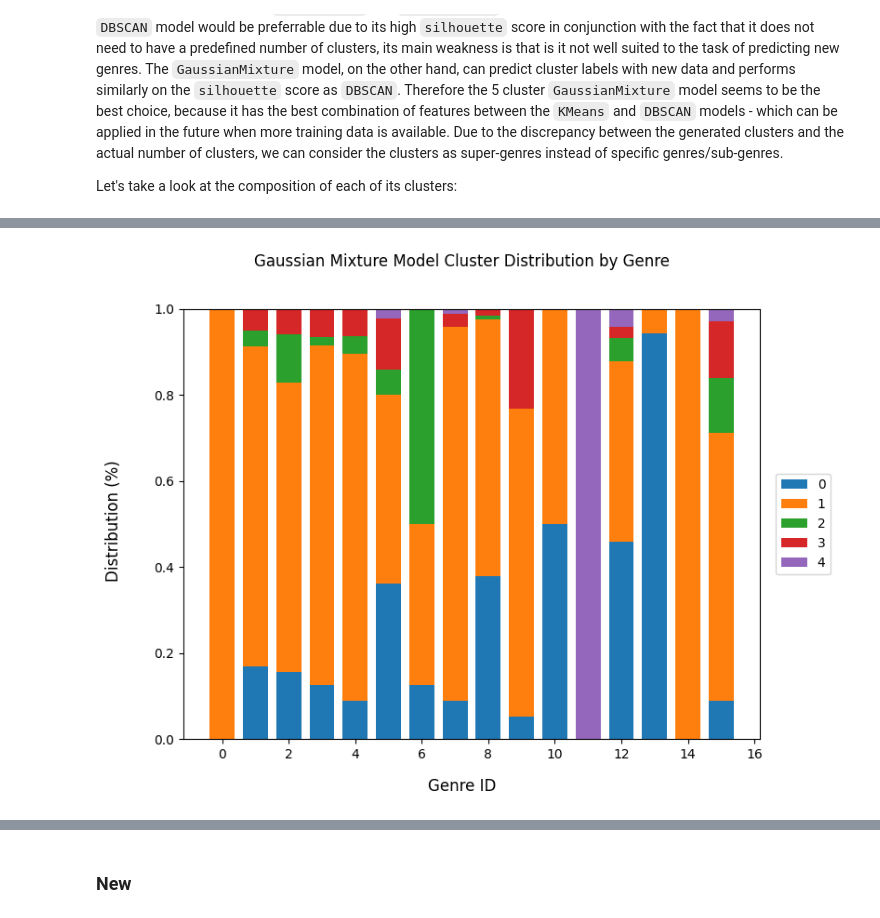
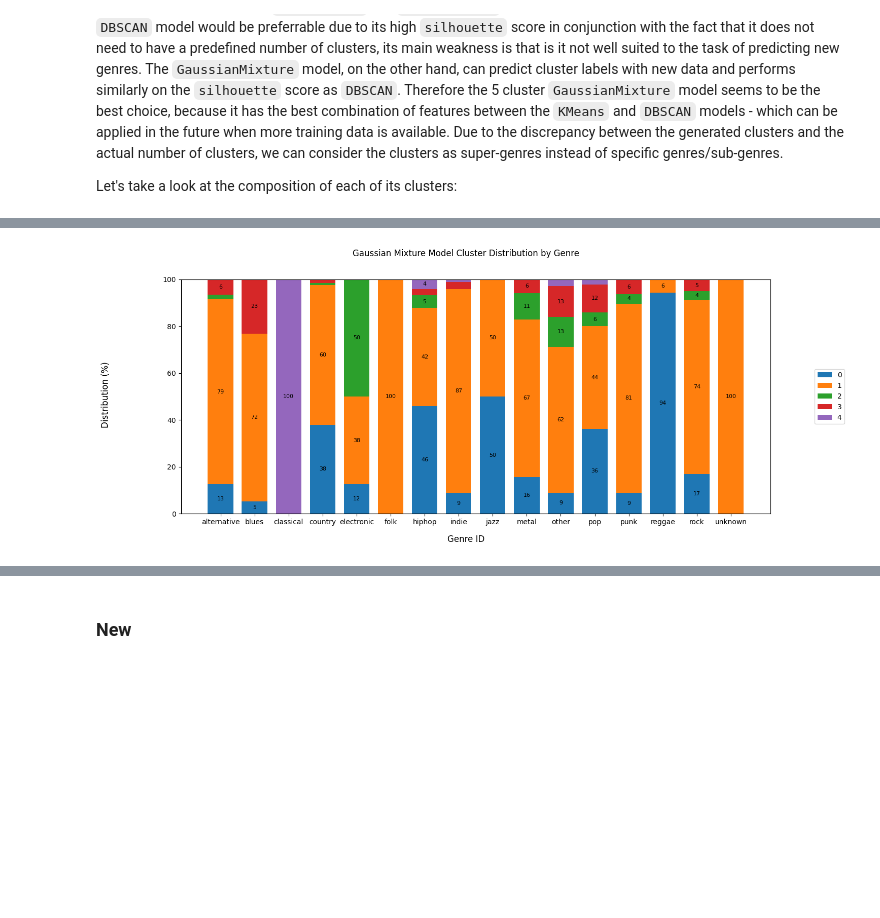
Before and after one commit to MattGroho/tab-hero, a Jupyter notebook: notebooks/unsupervised_pipeline_investigation.ipynb, the cells around one changed output, grey strips where cells are left out. Cells and saved outputs as stored; diff of their text form; code cells hidden in the pictures; blank space fills up the shorter version.

Commit message:
Created a stacked bar chart for the cluster distribution within each genre, but I am having trouble creating a stacked bar chart for the genre proportion within each cluster.

```diff
--- a/notebooks/unsupervised_pipeline_investigation.ipynb
+++ b/notebooks/unsupervised_pipeline_investigation.ipynb
@@ -1627,17 +1627,7 @@ This distribution can provide some insight into why the best models for the `sil
 
 Let's take a look at the composition of each of its clusters:
 # %%
-# # The best model had the following characteristics:
-# # model = 'gmm'
-# # covariance_type = 'full'
-# # mixture components = 5
-# # principal components = 3
-# best_model = 'gmm_covariancetype=full_mixturecomponents=5_ncomponents=3'
+# Genre distributions will be more meaningful with actual labels
+from tab_hero.dataio.tab_format import GENRE_MAP
 
-# best_model_genre_breakdown = song_genre.loc[:, ['genre_id', best_model]].groupby(best_model).agg(list).reset_index(names='cluster_id')
-# best_model_genre_breakdown.loc[:, 'n_genres'] = best_model_genre_breakdown.loc[:, 'genre_id'].apply(lambda x: len(x))
-
-# for i in range(5):
-#     a = Counter(best_model_genre_breakdown.iloc[i, 1])
-
-# a.items()
+GENRE_ID_MAP = {v: k for k, v in GENRE_MAP.items()}
@@ -1675,5 +1703,5 @@ best_model_genre_breakdown
 # %%
 # Distribution of genres across clusters
-genre_cluster_distribution = best_model_genre_breakdown.iloc[:5, :16] /  best_model_genre_breakdown.iloc[5, :16]
+genre_cluster_distribution = 100 * best_model_genre_breakdown.iloc[:5, :16] /  best_model_genre_breakdown.iloc[5, :16]
 genre_cluster_distribution
 # %% [output]
@@ -1708,22 +1715,50 @@ dtype: float64
 # %%
-fig, ax = plt.subplots(figsize=(8,6))
+fig, ax = plt.subplots(figsize=(15,6))
 
-bottom = 0
+# Initialize a bottom value
+bottom_vals = np.zeros(16)
 for cluster in genre_cluster_distribution.index:
+
+    # Row sum everything up to the last row
     if cluster > 0:
-        bottom = genre_cluster_distribution.loc[:cluster-1].sum(axis=0)
+        bottom_vals = genre_cluster_distribution.loc[:cluster-1].sum(axis=0)
+
+    # Save in a variable to reuse contents
+    genre_dist = genre_cluster_distribution.loc[cluster]
 
     ax.bar(
         genre_cluster_distribution.columns,
-        genre_cluster_distribution.loc[cluster],
-        bottom = bottom,
+        genre_dist,
+        bottom = bottom_vals,
         label=cluster,
         width=.75
     )
+
+    # Require top and bottom val to plot in middle of a stacked bar
+    top_vals = genre_cluster_distribution.loc[:cluster].sum(axis=0)
+
+    for genre, (bottom, top) in enumerate(zip(bottom_vals, top_vals)):
+
+        data_label = genre_dist.values[genre]
+
+        # When the bars are too small, don't clutter chart with label
+        if data_label < 3:
+            continue
+
+        data_label = round(data_label)
+
+        plt.text(
+            genre,
+            (bottom + top) / 2,
+            data_label,
+            fontsize=8,
+            ha='center',
+            va='center'
+        )
 
 fig.suptitle("Gaussian Mixture Model Cluster Distribution by Genre")
 fig.supylabel("Distribution (%)")
 fig.supxlabel("Genre ID")
 fig.legend(loc='outside center right');
 # %% [output]
-[figure, old version]
+[figure, new version]
```
Also changed, not shown: parts of 13 cells of this notebook.
